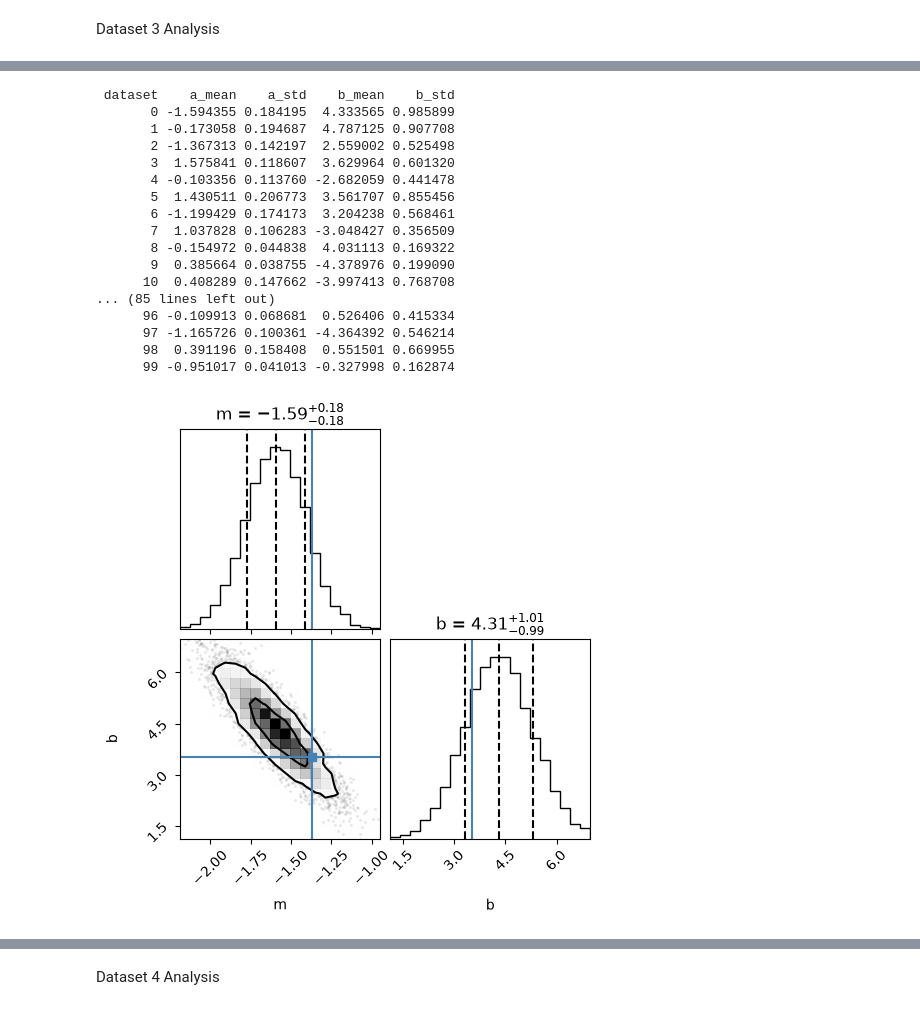
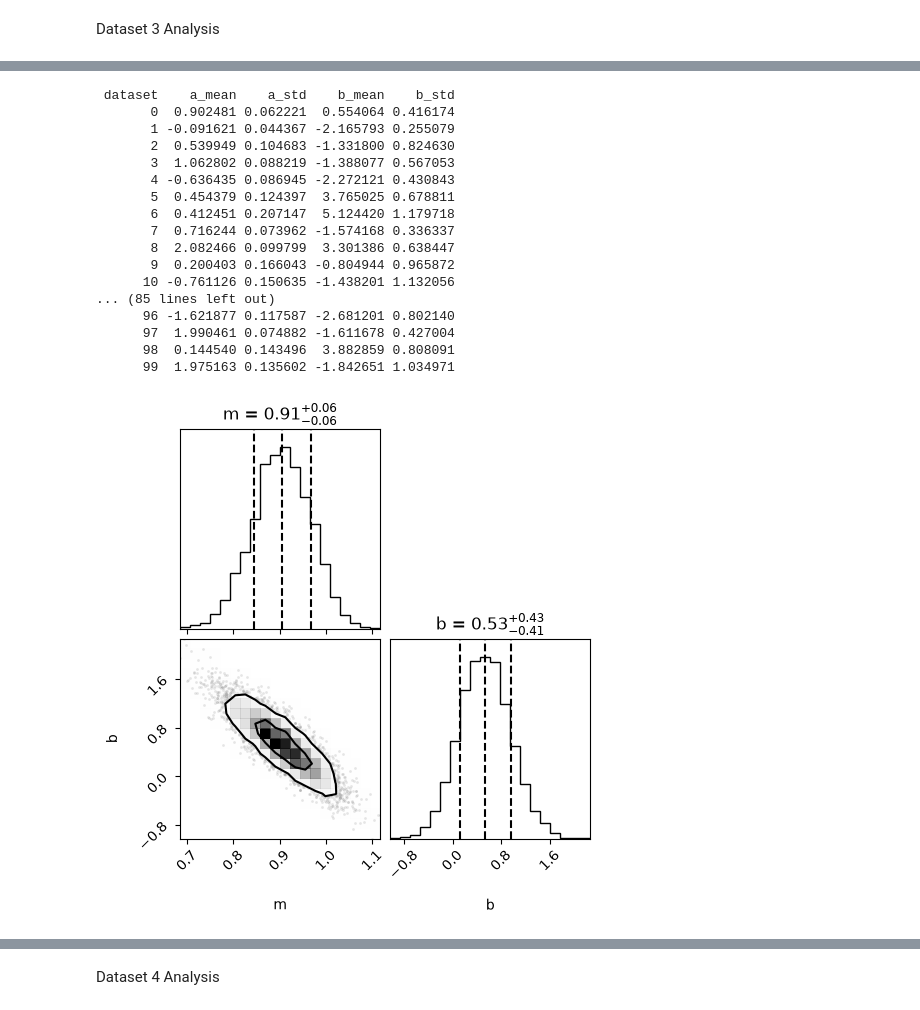
Before and after one commit to jarachisholm/SBI_clustering, a Jupyter notebook: fit_secret_lines.ipynb, the cells around one changed output, grey strips where cells are left out. Drawn from its saved outputs; the diff is of its cells as text; code cells hidden in the pictures.

```diff
--- a/fit_secret_lines.ipynb
+++ b/fit_secret_lines.ipynb
@@ -205,8 +357,8 @@ b ranges from -5.918 to 4.918
 # %%
 #Creating a prior for the set based on that range
 
-prior_2 = BoxUniform(low=torch.tensor([-3, -6]),
-                      high=torch.tensor([3, 6]))
+prior_2 = BoxUniform(low=torch.tensor([-3, -8]),
+                      high=torch.tensor([3, 8]))
 
 prior_samples2 = prior_2.sample((10000,))
 
@@ -315,0 +564,34 @@ posterior_mean = samples.mean(dim=0)
+# %%
+#do the same for std
+T_obs_std = np.std(y_obs)
+T_rep_std = np.std(y_rep, axis=1)
+T_rep_std_mean = np.mean(T_rep_std)
+
+p_B_std = np.mean(T_rep_std >= T_obs_std)
+
+print("p_B for standard deviation:", p_B_std)
+fig, ax = plt.subplots(figsize=(5, 4))
+
+ax.hist(T_rep_std,
+    bins=50,
+    density=True,
+    color='orchid',
+    alpha=0.7
+)
+ax.axvline(T_rep_std_mean,
+    color='darkmagenta',
+    linewidth=2,
+)
+
+ax.axvline(T_obs_std,
+    color='seagreen',
+    linewidth=2,
+    label=f'Observed std = {T_obs_std:.2f}'
+)
+
+ax.set_xlabel('Mean')
+ax.set_ylabel('Density')
+ax.set_title(f'Replicate Std vs Obs Std : dataset {ds_id}')
+ax.legend()
+
+plt.show()
@@ -421,49 +706,47 @@ results_list = []
 for ds_id, d in list(datasets)[:]:
     obs = get_observation(ds_id)
     samples = posterior.sample((1000,), x=obs, show_progress_bars=False)
     posterior_mean = samples.mean(dim=0)
     posterior_std = samples.std(dim=0)
 
     results_list.append({
         'dataset': ds_id,
         'a_mean': posterior_mean[0].item(),
         'a_std': posterior_std[0].item(),
         'b_mean': posterior_mean[1].item(),
         'b_std': posterior_std[1].item(),
     })
 
 results_df = pd.DataFrame(results_list)
 print(results_df.to_string(index=False))
 
 #Corner for the first dataset only
 ds_id = 0
 obs = get_observation(ds_id)
 samples = posterior.sample((5000,), x=obs)
 
 flat_samples = samples.numpy()
 
-#compare to true values from that csv
-truths = [-1.369837, 3.519913]
 labels = ["m", "b"]
-fig = cp.corner(flat_samples[:, :2], labels=labels, truths=truths, levels=[0.393, 0.865], quantiles=[0.16, 0.5, 0.84], title_quantiles=[0.16, 0.5, 0.84], show_titles=True, title_kwargs={"fontsize": 12})
+fig = cp.corner(flat_samples[:, :2], labels=labels, truths=None, levels=[0.393, 0.865], quantiles=[0.16, 0.5, 0.84], title_quantiles=[0.16, 0.5, 0.84], show_titles=True, title_kwargs={"fontsize": 12})
 
 posterior_mean = samples.mean(dim=0)
 # %% [output]
  dataset    a_mean    a_std    b_mean    b_std
-       0 -1.594355 0.184195  4.333565 0.985899
-       1 -0.173058 0.194687  4.787125 0.907708
-       2 -1.367313 0.142197  2.559002 0.525498
-       3  1.575841 0.118607  3.629964 0.601320
-       4 -0.103356 0.113760 -2.682059 0.441478
-       5  1.430511 0.206773  3.561707 0.855456
-       6 -1.199429 0.174173  3.204238 0.568461
-       7  1.037828 0.106283 -3.048427 0.356509
-       8 -0.154972 0.044838  4.031113 0.169322
-       9  0.385664 0.038755 -4.378976 0.199090
-      10  0.408289 0.147662 -3.997413 0.768708
+       0  0.902481 0.062221  0.554064 0.416174
+       1 -0.091621 0.044367 -2.165793 0.255079
+       2  0.539949 0.104683 -1.331800 0.824630
+       3  1.062802 0.088219 -1.388077 0.567053
+       4 -0.636435 0.086945 -2.272121 0.430843
+       5  0.454379 0.124397  3.765025 0.678811
+       6  0.412451 0.207147  5.124420 1.179718
+       7  0.716244 0.073962 -1.574168 0.336337
+       8  2.082466 0.099799  3.301386 0.638447
+       9  0.200403 0.166043 -0.804944 0.965872
+      10 -0.761126 0.150635 -1.438201 1.132056
 ... (85 lines left out)
-      96 -0.109913 0.068681  0.526406 0.415334
-      97 -1.165726 0.100361 -4.364392 0.546214
-      98  0.391196 0.158408  0.551501 0.669955
-      99 -0.951017 0.041013 -0.327998 0.162874
+      96 -1.621877 0.117587 -2.681201 0.802140
+      97  1.990461 0.074882 -1.611678 0.427004
+      98  0.144540 0.143496  3.882859 0.808091
+      99  1.975163 0.135602 -1.842651 1.034971
-[figure, old version]
+[figure, new version]
```
Also changed, not shown: parts of 33 cells of this notebook.
